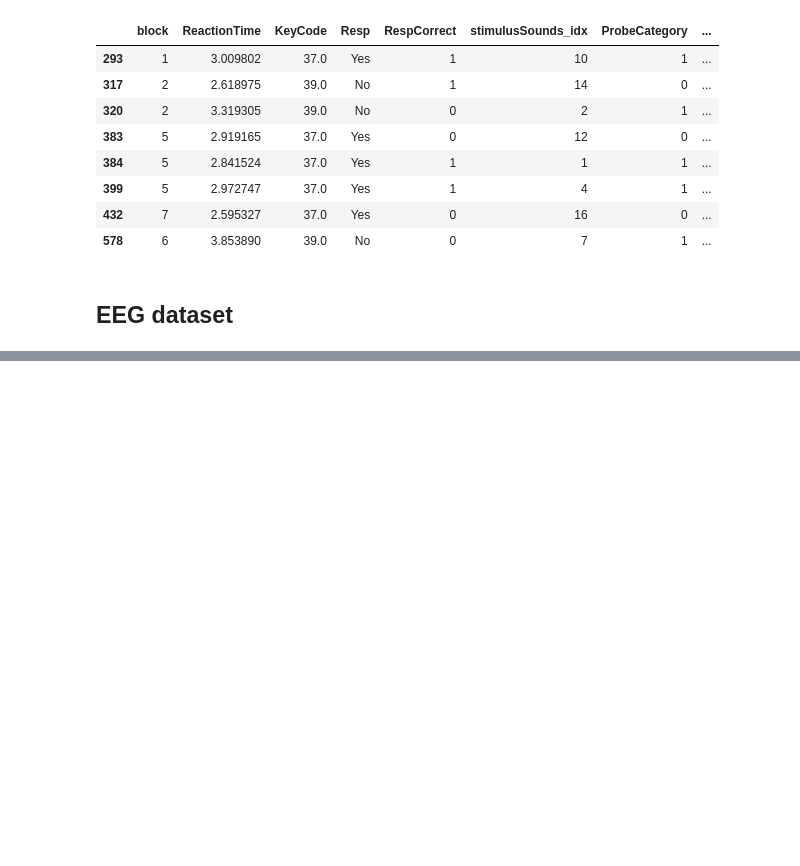
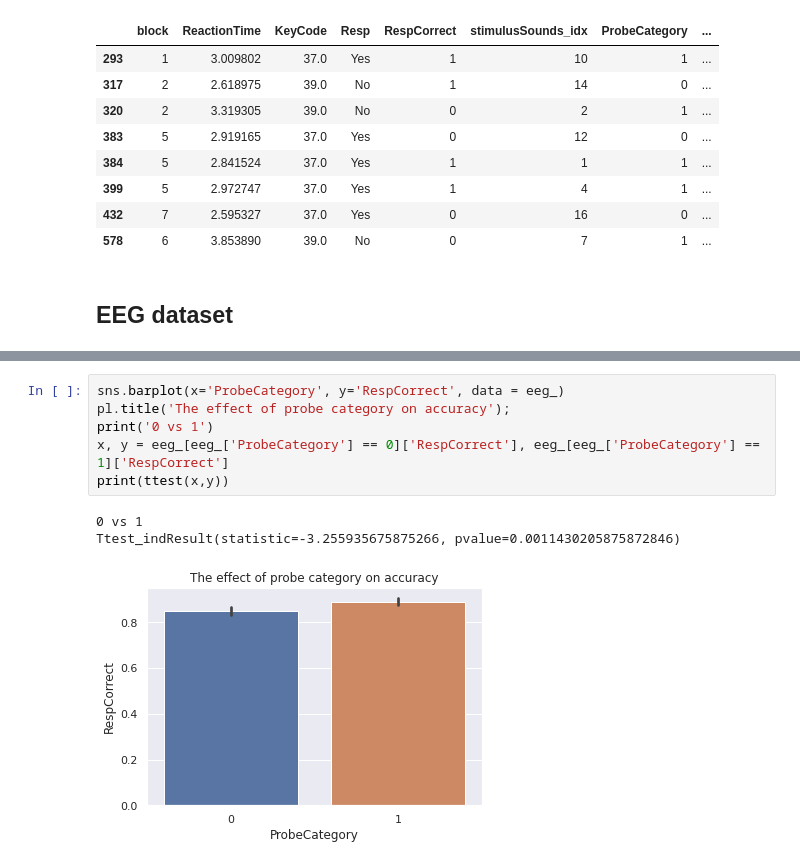
Before and after one commit to cristinarainich/Sternberg_analysis, a Jupyter notebook: Preprocessing_of_datasets_Environmental.ipynb, the cells around one changed output, grey strips where cells are left out. Drawn from its saved outputs; the diff is of its cells as text; blank space fills up the shorter version.

```diff
--- a/Preprocessing_of_datasets_Environmental.ipynb
+++ b/Preprocessing_of_datasets_Environmental.ipynb
@@ -270,0 +459,10 @@ ieeg_[(ieeg_['Resp'] != 'None') & (ieeg_['ReactionTime'] > 2.5)]
+# %%
+sns.barplot(x='ProbeCategory', y='RespCorrect', data = eeg_)
+pl.title('The effect of probe category on accuracy');
+print('0 vs 1')
+x, y = eeg_[eeg_['ProbeCategory'] == 0]['RespCorrect'], eeg_[eeg_['ProbeCategory'] == 1]['RespCorrect']
+print(ttest(x,y))
+# %% [output]
+0 vs 1
+Ttest_indResult(statistic=-3.255935675875266, pvalue=0.0011430205875872846)
+[figure, added]
```
Also changed, not shown: parts of 36 cells of this notebook.
